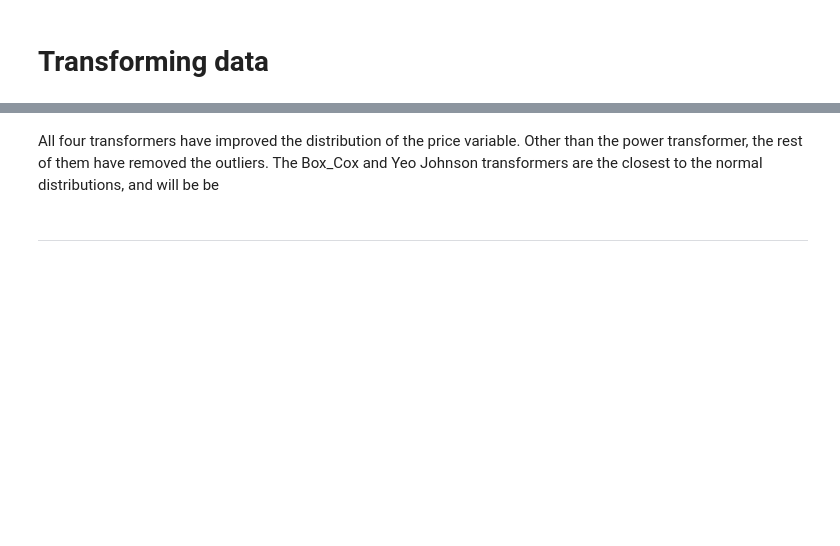
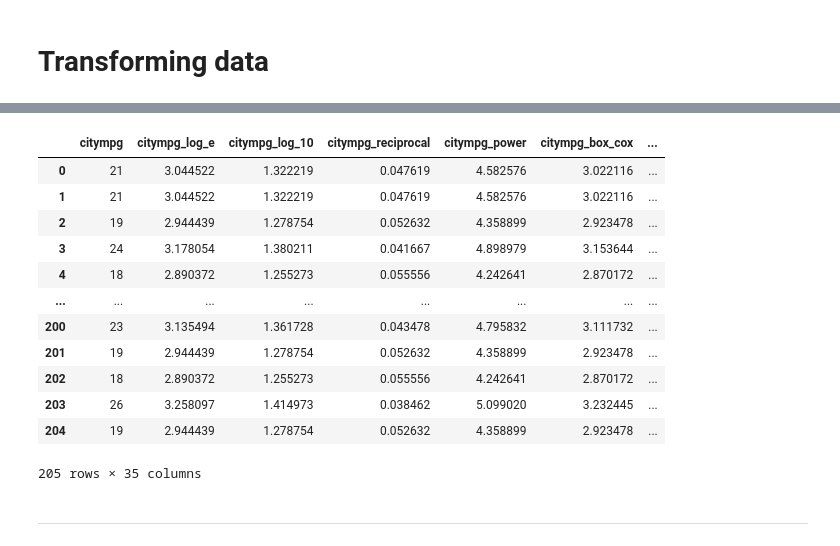
Before and after one commit to Tee-DataA/Hackathon1, a Jupyter notebook: jupyter_notebooks/Notebook_Template.ipynb, the cells around one changed output, grey strips where cells are left out. Saved outputs shown, nothing was run; the diff lists cells and outputs as text; code cells hidden in the pictures; blank space fills up the shorter version.

```diff
--- a/jupyter_notebooks/Notebook_Template.ipynb
+++ b/jupyter_notebooks/Notebook_Template.ipynb
@@ -581,5 +567,19 @@ df_engineering = FeatureEngineeringAnalysis(df=df_engineering,analysis_type='num
-# %% [markdown]
-All four transformers have improved the distribution of the price variable. Other than the power transformer, the rest of them have removed the outliers. The Box_Cox and Yeo Johnson transformers are the closest to the normal distributions, and will be be
+# %%
+df_engineering
+# %% [output]
+|  | citympg | citympg_log_e | citympg_log_10 | citympg_reciprocal | citympg_power | citympg_box_cox | ... |
+| 0 | 21 | 3.044522 | 1.322219 | 0.047619 | 4.582576 | 3.022116 | ... |
+| 1 | 21 | 3.044522 | 1.322219 | 0.047619 | 4.582576 | 3.022116 | ... |
+| 2 | 19 | 2.944439 | 1.278754 | 0.052632 | 4.358899 | 2.923478 | ... |
+| 3 | 24 | 3.178054 | 1.380211 | 0.041667 | 4.898979 | 3.153644 | ... |
+| 4 | 18 | 2.890372 | 1.255273 | 0.055556 | 4.242641 | 2.870172 | ... |
+| ... | ... | ... | ... | ... | ... | ... | ... |
+| 200 | 23 | 3.135494 | 1.361728 | 0.043478 | 4.795832 | 3.111732 | ... |
+| 201 | 19 | 2.944439 | 1.278754 | 0.052632 | 4.358899 | 2.923478 | ... |
+| 202 | 18 | 2.890372 | 1.255273 | 0.055556 | 4.242641 | 2.870172 | ... |
+| 203 | 26 | 3.258097 | 1.414973 | 0.038462 | 5.099020 | 3.232445 | ... |
+| 204 | 19 | 2.944439 | 1.278754 | 0.052632 | 4.358899 | 2.923478 | ... |
+205 rows × 35 columns
 # %% [markdown]
 ---
 # %% [markdown]
```
Also changed, not shown: parts of 19 cells of this notebook.
